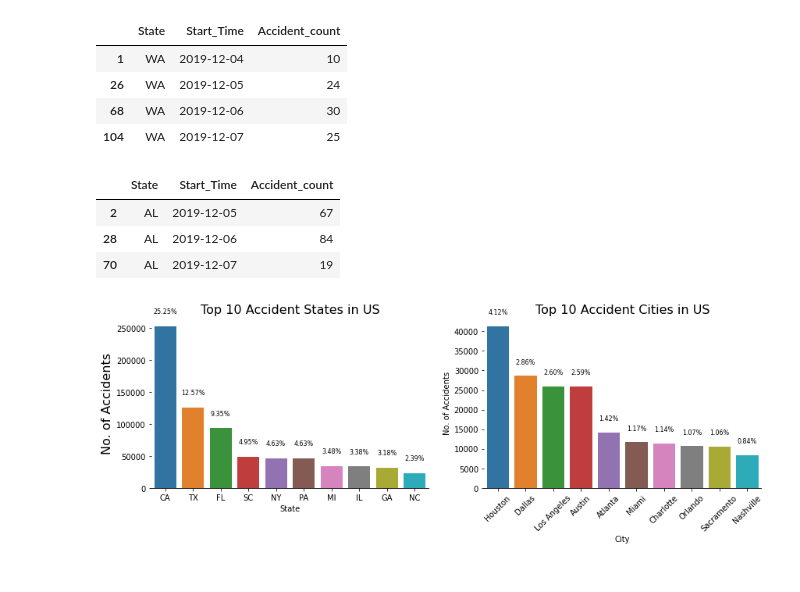
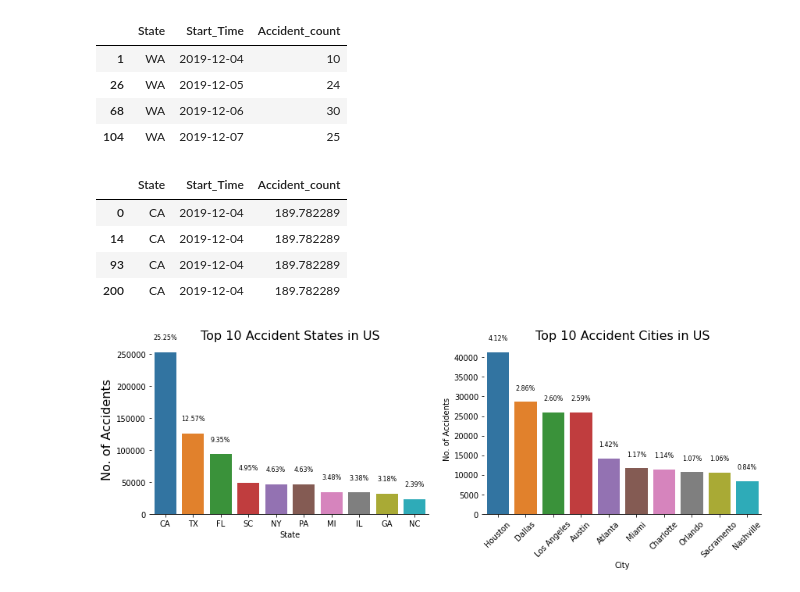
Before and after one commit to adityasatam/Geographic_Information_System_Project-Accidents_Analysis, a Jupyter notebook: US_Accidents.ipynb, the cells around one changed output. Drawn from its saved outputs; the diff is of its cells as text; code cells hidden in the pictures.

```diff
--- a/US_Accidents.ipynb
+++ b/US_Accidents.ipynb
@@ -597,13 +644,13 @@ testt_df[(testt_df.State == "WA") & ((testt_df.Start_Time == "2019-12-04")| (tes
 | 104 | WA | 2019-12-07 | 25 |
 # %%
 
-testt_df[(testt_df.State == "AL") & ((testt_df.Start_Time == "2019-12-05")|
-                                     (testt_df.Start_Time == "2019-12-06")| (testt_df.Start_Time == "2019-12-07"))]
+rf_submission2[(rf_submission2.State == "CA") & (rf_submission2.Start_Time == "2019-12-04")]
 # %% [output]
 |  | State | Start_Time | Accident_count |
-| 2 | AL | 2019-12-05 | 67 |
-| 28 | AL | 2019-12-06 | 84 |
-| 70 | AL | 2019-12-07 | 19 |
+| 0 | CA | 2019-12-04 | 189.782289 |
+| 14 | CA | 2019-12-04 | 189.782289 |
+| 93 | CA | 2019-12-04 | 189.782289 |
+| 200 | CA | 2019-12-04 | 189.782289 |
 # %%
 top_10_state = df[['City','State' , 'Severity']].groupby('State').agg({'City' : 'count' ,
                                                        'Severity' : 'mean' }).sort_values(
```
Also changed, not shown: parts of 11 cells of this notebook.
